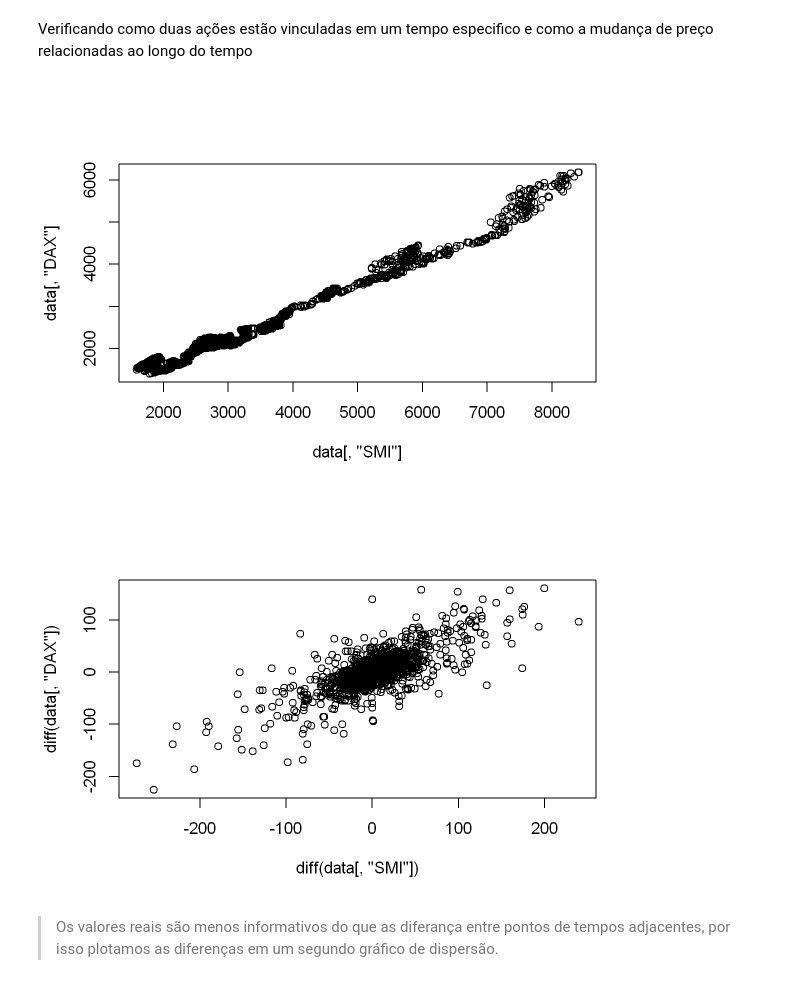
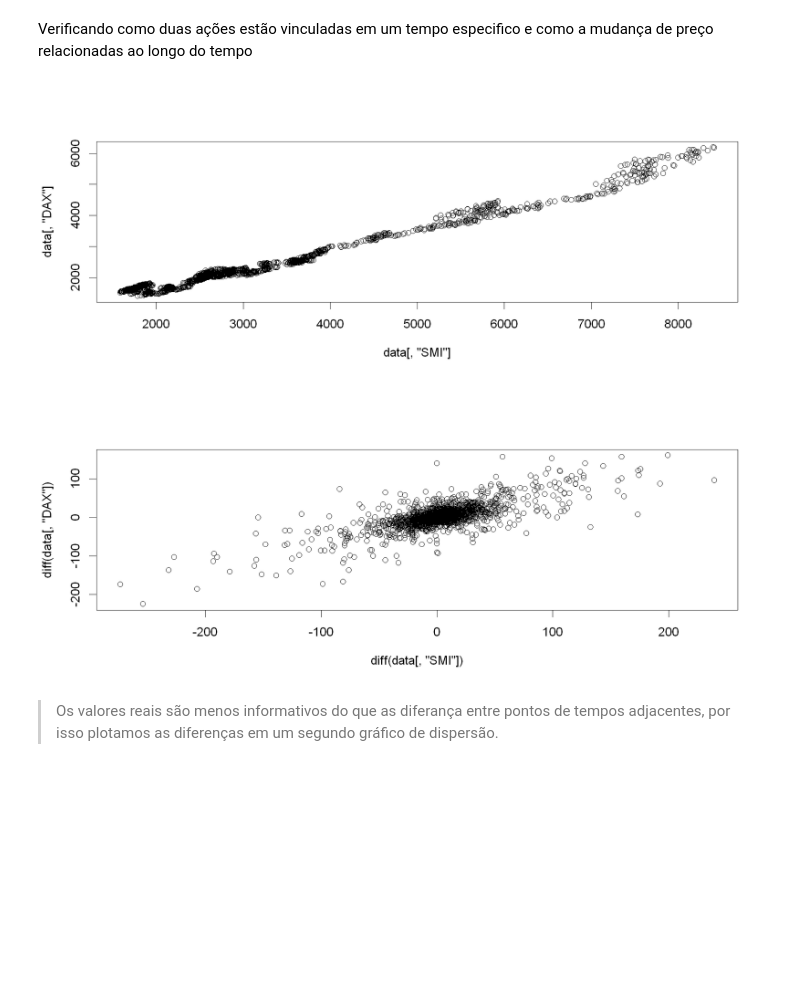
Before and after one commit to kaladabrio2020/analise-pratica-series-temporais_predicao-stats-ml, a Jupyter notebook: Capitulo_3 - EAD-para-series-temporais/AED.ipynb, the cells around one changed output. Drawn from its saved outputs; the diff is of its cells as text; code cells hidden in the pictures; blank space fills up the shorter version.

```diff
--- a/Capitulo_3 - EAD-para-series-temporais/AED.ipynb
+++ b/Capitulo_3 - EAD-para-series-temporais/AED.ipynb
@@ -88,13 +88,13 @@ hist(diff(data[, "SMI"]), 30)
 Verificando como duas ações estão vinculadas em um tempo especifico e como a mudança de preço relacionadas ao longo do tempo
 # %%
 par(bg='white')
-options(repr.plot.width = 6, repr.plot.height = 4, repr.plot.res = 200)
+options(repr.plot.width = 10, repr.plot.height = 4, repr.plot.res = 190)
 
 plot(data[,"SMI"], data[, "DAX"])
 plot(diff(data[, "SMI"]), diff(data[, "DAX"]))
 # %% [output]
-[figure, old version]
+[figure, new version]
-[figure, old version]
+[figure, new version]
 # %% [markdown]
 > Os valores reais são menos informativos do que as diferança entre pontos de tempos adjacentes, por isso plotamos as diferenças em um segundo gráfico de dispersão.
 # %% [markdown]
```
Also changed, not shown: parts of 4 cells of this notebook, 29 other files.
